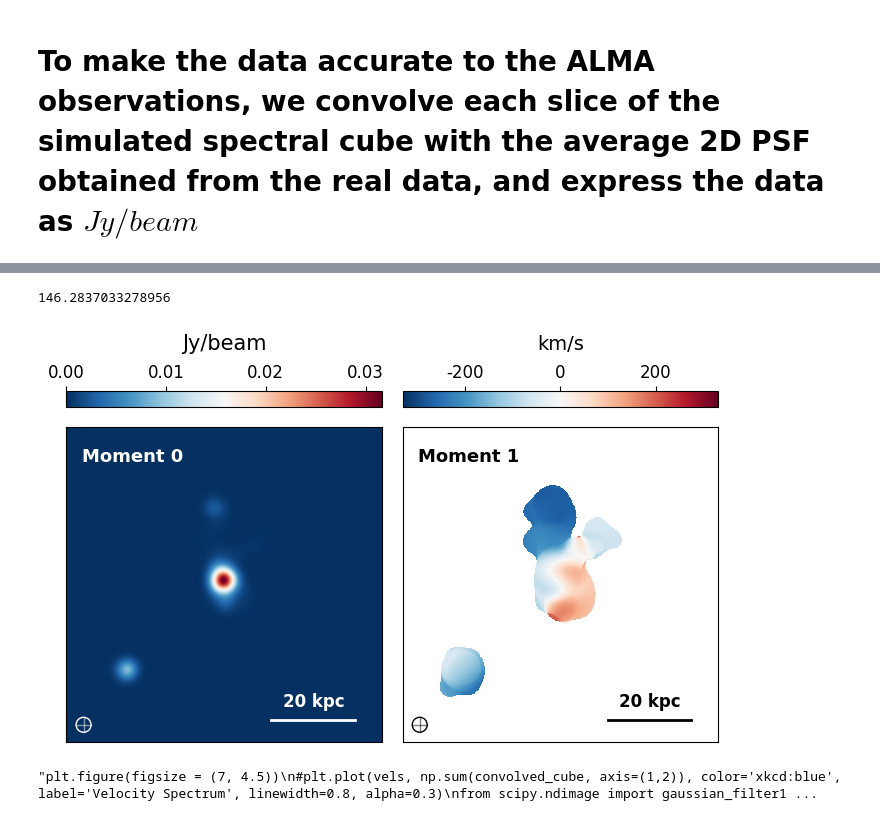
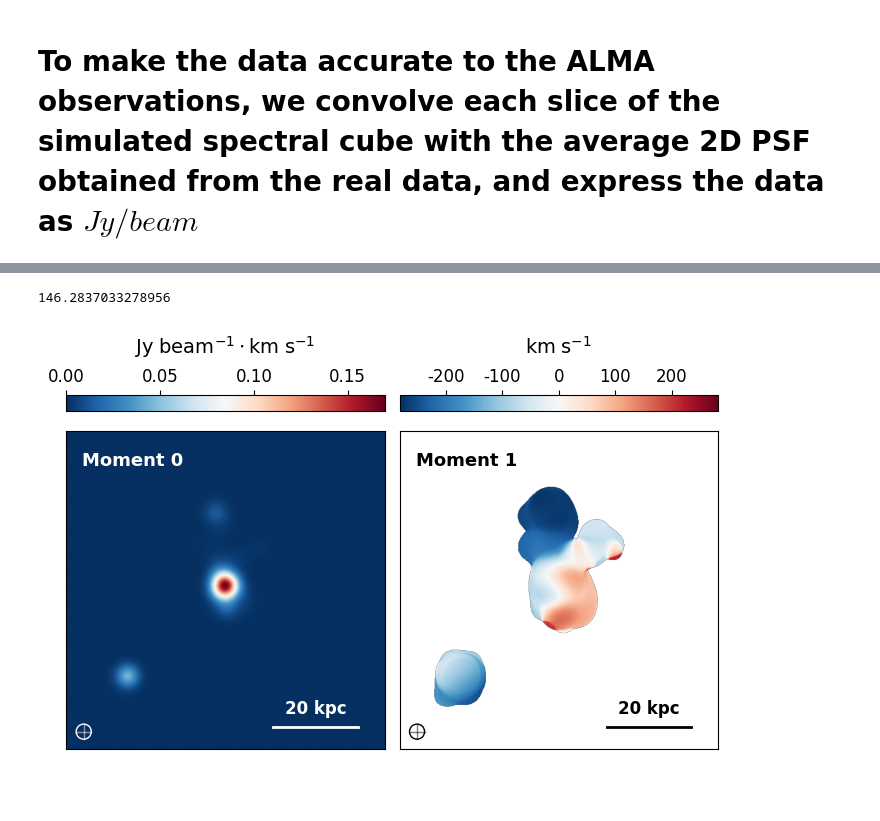
Before and after one commit to arnablahiry/3D_IFU_Denoising, a Jupyter notebook: mock_FIRE_IFUs/preprocess.ipynb, the cells around one changed output, grey strips where cells are left out. Drawn from its saved outputs; the diff is of its cells as text; code cells hidden in the pictures; blank space fills up the shorter version.

```diff
--- a/mock_FIRE_IFUs/preprocess.ipynb
+++ b/mock_FIRE_IFUs/preprocess.ipynb
@@ -153,6 +114,7 @@ pix_spatial_scale = file_tot['pix_size_x'][()] * 3.2407792896664e-22
 
 kpc = 20
 
+cdelt = velocity_km_per_s[1]-velocity_km_per_s[0]
 
 import matplotlib.pyplot as plt
 import numpy as np
@@ -171,7 +133,6 @@ tick_labels = [f"{tick:.1f}" for tick in tick_locs]
 
 
 
-
 from mpl_toolkits.axes_grid1 import make_axes_locatable
 
 # Create axes and divider
@@ -180,10 +141,10 @@ divider = make_axes_locatable(ax)
 
 # Main image
 im = ax.imshow(
-    np.rot90(np.rot90((spectral_cube_jy_px).sum(axis=0))),
+    np.rot90(np.rot90((spectral_cube_jy_px).sum(axis=0)*cdelt)),
     norm=mpl.colors.SymLogNorm(
-        vmin=10 ** (-5.2) / (1 + z) ** 3,
-        vmax=10 ** (-1.5) / (1 + z) ** 3,
+        vmin=cdelt*10 ** (-5.2) / (1 + z) ** 3,
+        vmax=cdelt*10 ** (-1.5) / (1 + z) ** 3,
         linthresh=1e-16 / (1 + z) ** 3
     ),
     cmap='RdBu_r'
@@ -194,7 +155,7 @@ cax = divider.append_axes("top", size="3.5%", pad=0.15)
 cbar = fig.colorbar(im, cax=cax, orientation='horizontal')
 
 # Customize colorbar
-cbar.set_label('Jy/px', rotation=0, labelpad=10, fontsize=11)
+cbar.set_label(r'$\rm Jy \; px^{-1} \cdot km \: s^{-1}$', rotation=0, labelpad=10, fontsize=11)
 cax.xaxis.set_label_position('top')
 cax.xaxis.set_ticks_position('top')
 cax.tick_params(axis='x', labelsize=9)
@@ -206,7 +167,6 @@ ax.text(x_max * 0.05, y_max * 0.85, 'Raw Simulation', color='white', fontsize=8,
 
 # Add scalebars
 scalebar_length = kpc/pix_spatial_scale  # in kpc
-print(scalebar_length)
 x0 = x_max * 0.65
 y0 = y_max * 0.067
 
@@ -222,6 +182,6 @@ ax.text(x0 + scalebar_length / 2, y0 + y_max * 0.03, f'{kpc} kpc',
            color='white', ha='center', va='bottom', fontsize=8, weight='bold')
 
 
-plt.savefig('moment0_raw_sim.pdf', bbox_inches='tight')
+plt.savefig('figures/moment0_raw_sim.pdf', bbox_inches='tight')
 plt.show()
 # %% [output]
@@ -257,10 +189,8 @@ np.save('clean_cube_beam.npy', clean_cube_beam)
 # %%
-import functions
-importlib.reload(functions)
-from functions import *
 from astrodendro import Dendrogram
 
 
+clean_cube_beam = convolve_beam(spectral_cube_jy_px, 5*(550/96))
 
 pix_spatial_scale = file_tot['pix_size_x'][()] * 3.2407792896664e-22
 
@@ -293,11 +223,11 @@ tick_labels = [f"{tick:.1f}" for tick in tick_locs]
 fig, ax = plt.subplots(1, 2, figsize=(7, 5), sharex=True, sharey=True)
 
 # Plot 1: moment 0 map
-im0 = ax[0].imshow(np.rot90(np.rot90(clean_cube_beam.sum(axis=0))), cmap='RdBu_r', origin='lower', extent=extent)
+im0 = ax[0].imshow(np.rot90(np.rot90(clean_cube_beam.sum(axis=0)*cdelt)), cmap='RdBu_r', origin='lower', extent=extent)
 divider0 = make_axes_locatable(ax[0])
 cax0 = divider0.append_axes("top", size="5%", pad=0.2)
 cb0 = fig.colorbar(im0, cax=cax0, orientation='horizontal', format='%.2f')
-cb0.set_label('Jy/beam', rotation=0, labelpad=10, fontsize=15)
+cb0.set_label(r'$\rm Jy \; beam^{-1} \cdot km \; s^{-1}$', rotation=0, labelpad=10, fontsize=15)
 cb0.ax.xaxis.set_label_position('top')
 cb0.ax.xaxis.set_ticks_position('top')
 cb0.ax.xaxis.label.set_size(14)
@@ -308,7 +238,7 @@ add_beam(ax[0], 5*(500/96), 5*(500/96), 0, xy_offset=(30, 30), color='white')
 
 
 
-moment_cube = clean_cube_beam * velocity_km_per_s[300:500, np.newaxis, np.newaxis]  # Calculate the moment cube
+moment_cube = clean_cube_beam * velocity_km_per_s[:,np.newaxis, np.newaxis]  # Calculate the moment cube
 
 
 
@@ -321,8 +251,7 @@ im1 = ax[1].imshow(np.rot90(np.rot90(ratio)), cmap='RdBu_r', origin='lower', ext
 divider1 = make_axes_locatable(ax[1])
 cax1 = divider1.append_axes("top", size="5%", pad=0.2)
 cb1 = fig.colorbar(im1, cax=cax1, orientation='horizontal', format='%.0f')
-cb0.set_label('Jy/beam', rotation=0, labelpad=10, fontsize=15)
-cb1.set_label('km/s', rotation=0, labelpad=10, fontsize=15)
+cb1.set_label(r'$\rm km\;s^{-1}$', rotation=0, labelpad=10, fontsize=15)
 cb1.ax.xaxis.set_label_position('top')
 cb1.ax.xaxis.set_ticks_position('top')
 cb1.ax.tick_params(labelsize=12)  # <--- Make tick labels larger
@@ -336,50 +265,32 @@ for a in ax:
     a.set_xticks([])
     a.set_yticks([])
     a.set_xlabel('')
     a.set_ylabel('')
 
 # Add scalebars
 scalebar_length = kpc/pix_spatial_scale  # in kpc
 print(scalebar_length)
 x0 = x_max * 0.65
 y0 = y_max * 0.07
 
 # Scalebar for Moment 0
 ax[0].plot([x0, x0 + scalebar_length], [y0, y0], color='white', lw=2)
 ax[0].text(x0 + scalebar_length / 2, y0 + y_max * 0.03, f'{kpc} kpc',
            color='white', ha='center', va='bottom', fontsize=12, weight='bold')
 
 # Scalebar for Moment 1
 ax[1].plot([x0, x0 + scalebar_length], [y0, y0], color='black', lw=2)
 ax[1].text(x0 + scalebar_length / 2, y0 + y_max * 0.03, f'{kpc} kpc',
            color='black', ha='center', va='bottom', fontsize=12, weight='bold')
 
 
 for a in ax:
     a.set_aspect('equal')  # or 'auto' if stretching is preferred
 
 
 plt.tight_layout()
-plt.savefig('moment_maps_sim.pdf', bbox_inches='tight')
+plt.savefig('figures/moment_maps_sim.pdf', bbox_inches='tight')
 plt.show()
-
-
-'''plt.figure(figsize = (7, 4.5))
-#plt.plot(vels, np.sum(convolved_cube, axis=(1,2)), color='xkcd:blue', label='Velocity Spectrum', linewidth=0.8, alpha=0.3)
-from scipy.ndimage import gaussian_filter1d
-y_smooth = gaussian_filter1d(np.sum(clean_cube_beam*10, axis=(1,2)), sigma=1.5)
-plt.plot(vels, y_smooth, color='xkcd:blue', label='Velocity Spectrum\n'+r'(Gaussian LSF : $\sigma=1.5$)', linewidth=1.2)
-plt.ylabel('Flux Density (Jy/beam)', fontsize=15, labelpad = 10)
-plt.xlabel('(Line-of-sight) Velocity (km/s)', fontsize=15, labelpad = 12)
-plt.tick_params(axis='x', labelsize=12)
-plt.tick_params(axis='y', labelsize=12)
-plt.grid(True)
-plt.legend(fontsize = 13, loc='lower center')
-plt.tight_layout()
-plt.savefig('init_velocity_spectrum.pdf', bbox_inches='tight')
-plt.show()
-'''
 # %% [output]
 146.2837033278956
-[figure, old version]
+[figure, new version]
-"plt.figure(figsize = (7, 4.5))\n#plt.plot(vels, np.sum(convolved_cube, axis=(1,2)), color='xkcd:blue', label='Velocity Spectrum', linewidth=0.8, alpha=0.3)\nfrom scipy.ndimage import gaussian_filter1 ...
```
Also changed, not shown: parts of 17 cells of this notebook.
